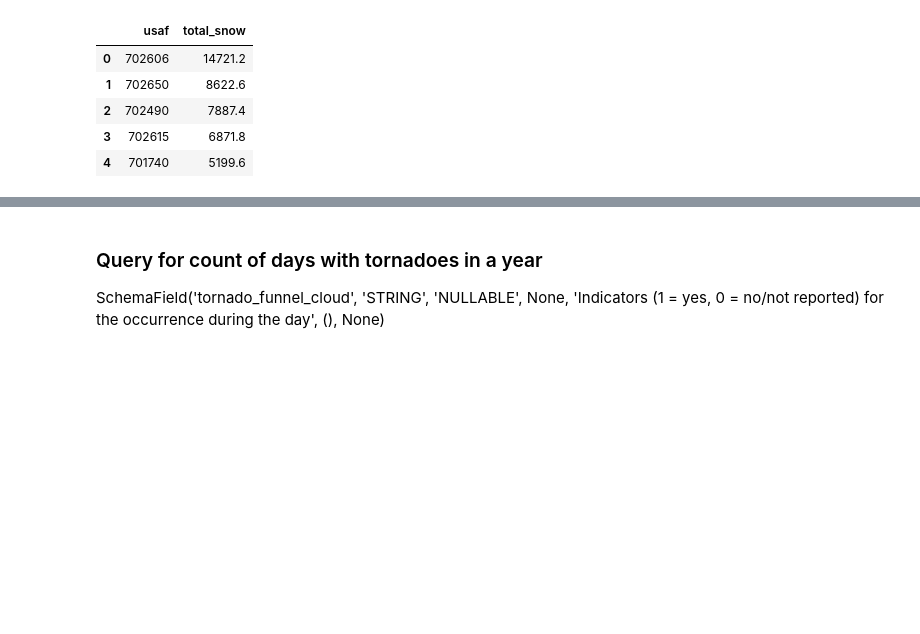
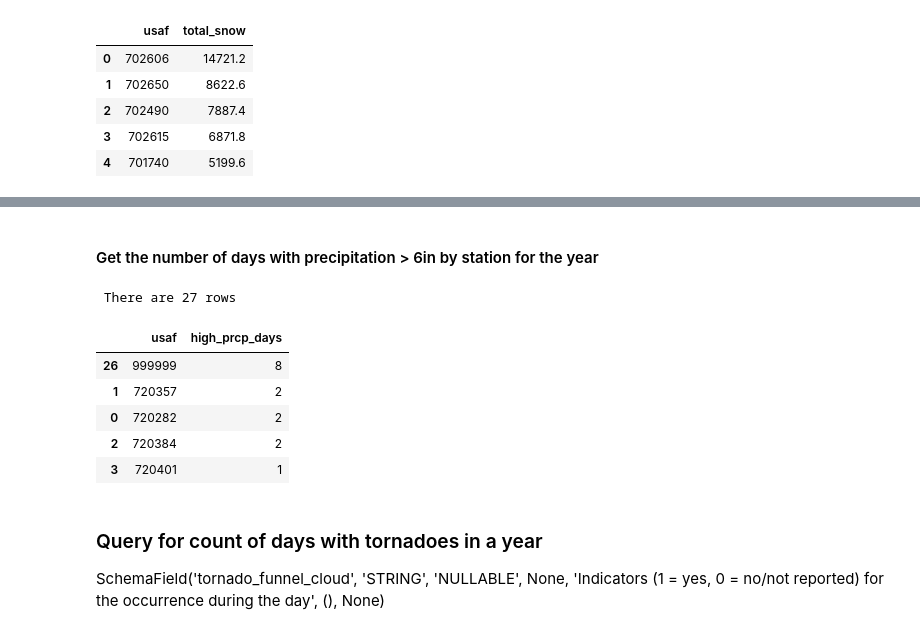
Before and after one commit to TechMax14/Project-3, a Jupyter notebook: static/py/noaa-bigquery-scripts.ipynb, the cells around one changed output, grey strips where cells are left out. Saved outputs shown, nothing was run; the diff lists cells and outputs as text; code cells hidden in the pictures; blank space fills up the shorter version.

```diff
--- a/static/py/noaa-bigquery-scripts.ipynb
+++ b/static/py/noaa-bigquery-scripts.ipynb
@@ -194,3 +258,30 @@ station_prcp_df.head()
+# %% [markdown]
+#### Get the number of days with precipitation > 6in by station for the year ###
+# %%
+# Filter stations to only include precipitation over 6in and keep only the station and precipitation columns
+station_prcp_filter = station_prcp_long_nodup[station_prcp_long_nodup["prcp"] > 6]
+station_prcp_filter = station_prcp_filter[["usaf", "prcp"]]
+
+# Group by station and count how many there are
+station_prcp_count = station_prcp_filter.groupby(["usaf"]).count().reset_index()
+
+station_prcp_count.head()
+
+# Change column name
+station_prcp_count.rename(columns = {'prcp':'high_prcp_days'}, inplace = True)
+# Sort descending to gut check top of list
+station_prcp_count = station_prcp_count.sort_values(by=['high_prcp_days'], ascending=False)
+
+print(f' There are {len(station_prcp_count)} rows')
+station_prcp_count.head()
+# %% [output]
+ There are 27 rows
+|  | usaf | high_prcp_days |
+| 26 | 999999 | 8 |
+| 1 | 720357 | 2 |
+| 0 | 720282 | 2 |
+| 2 | 720384 | 2 |
+| 3 | 720401 | 1 |
 # %% [markdown]
 ### Query for count of days with tornadoes in a year ###
 SchemaField('tornado_funnel_cloud', 'STRING', 'NULLABLE', None, 'Indicators (1 = yes, 0 = no/not reported) for the occurrence during the day', (), None)
```
Also changed, not shown: parts of 14 cells of this notebook, 5 other files.
